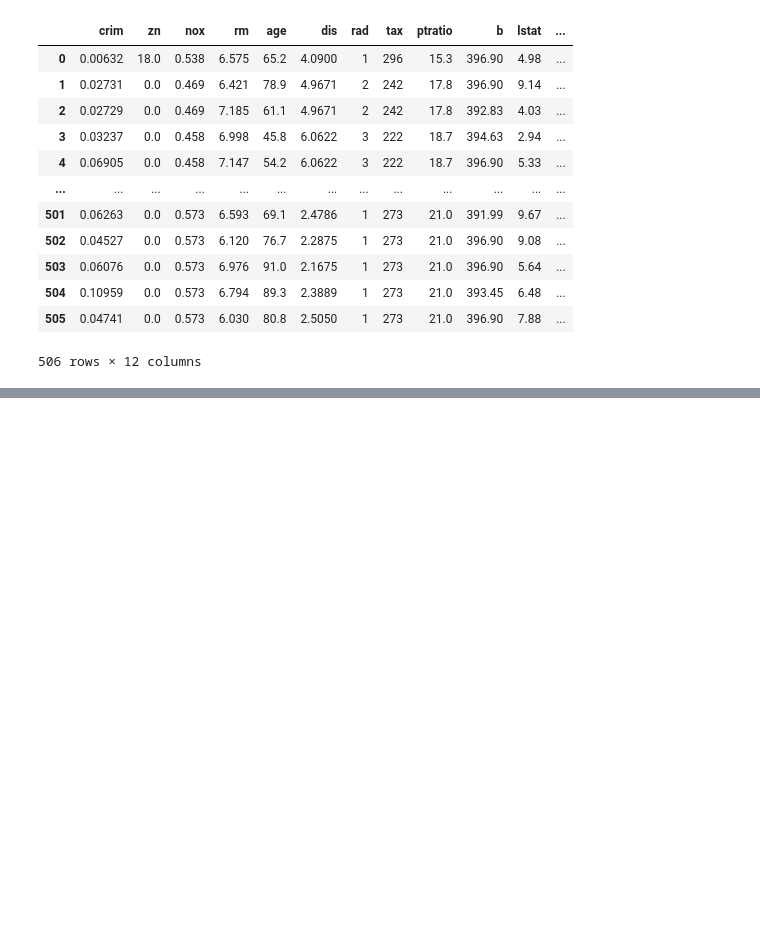
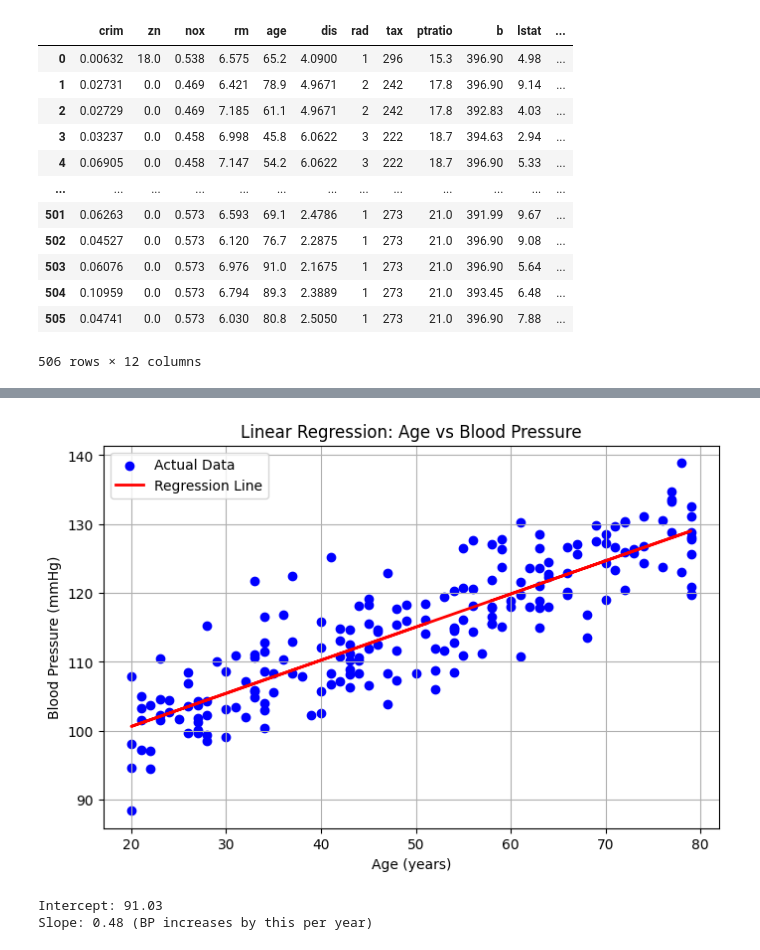
Before and after one commit to alibagheribardi/Regression, a Jupyter notebook: Regression_1.ipynb, the cells around one changed output, grey strips where cells are left out. Cells and saved outputs as stored; diff of their text form; code cells hidden in the pictures; blank space fills up the shorter version.

```diff
--- a/Regression_1.ipynb
+++ b/Regression_1.ipynb
@@ -136,0 +192,39 @@ plt.show()
+# %%
+import numpy as np
+import matplotlib.pyplot as plt
+from sklearn.linear_model import LinearRegression
+
+# Simulating age and blood pressure data
+np.random.seed(42)  # For reproducibility
+ages = np.random.randint(20, 80, 200)  # Random ages between 20 and 80
+blood_pressure = 90 + 0.5 * ages + np.random.normal(0, 5, 200)  # BP increases with age + noise
+
+# Reshape ages for sklearn (as it expects 2D input)
+ages = ages.reshape(-1, 1)
+
+# Perform Linear Regression
+model = LinearRegression()
+model.fit(ages, blood_pressure)
+
+# Predict blood pressure values
+predicted_bp = model.predict(ages)
+
+# Plot the results
+plt.figure(figsize=(8, 5))
+plt.scatter(ages, blood_pressure, color='blue', label='Actual Data')  # Scatter plot
+plt.plot(ages, predicted_bp, color='red', linewidth=2, label='Regression Line')  # Regression line
+plt.xlabel("Age (years)")
+plt.ylabel("Blood Pressure (mmHg)")
+plt.title("Linear Regression: Age vs Blood Pressure")
+plt.legend()
+plt.grid(True)
+plt.savefig('onedimentional.pdf', format = 'pdf')
+plt.show()
+
+# Print model parameters
+print(f"Intercept: {model.intercept_:.2f}")
+print(f"Slope: {model.coef_[0]:.2f} (BP increases by this per year)")
+# %% [output]
+[figure, added]
+Intercept: 91.03
+Slope: 0.48 (BP increases by this per year)
```
Also changed, not shown: parts of 1 cell of this notebook.
